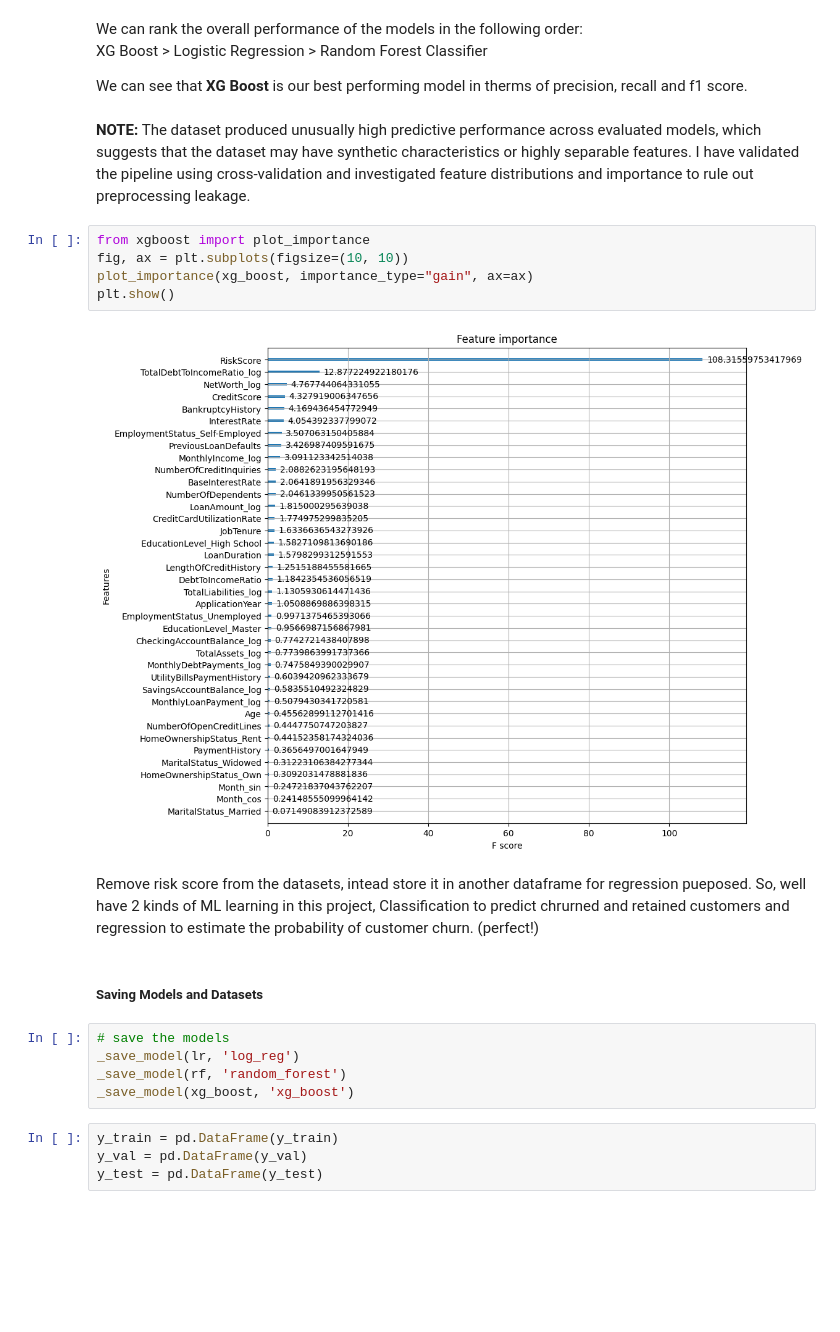
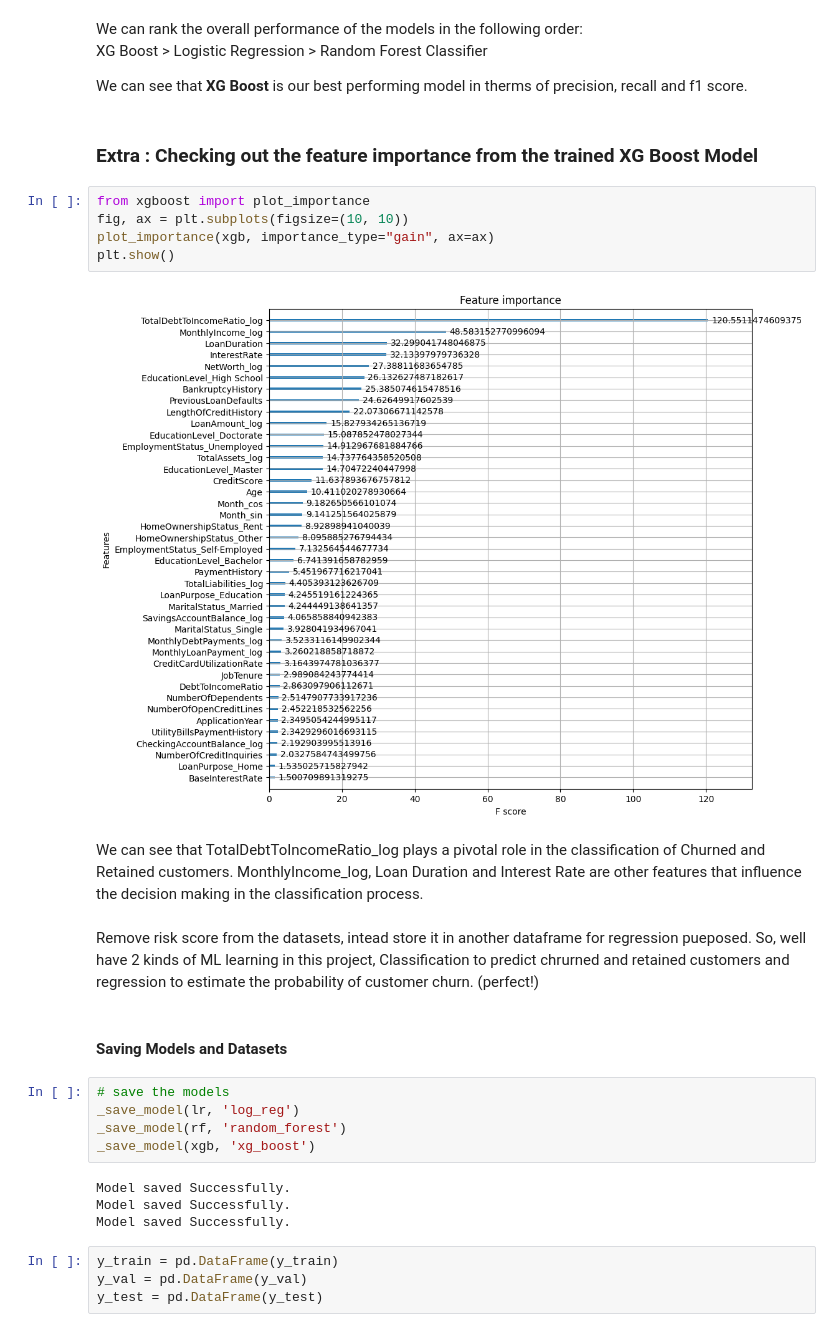
Before and after one commit to GauriR011/Financial-Risk-for-Loan-Approval, a Jupyter notebook: code copy.ipynb, the cells around one changed output. Drawn from its saved outputs; the diff is of its cells as text; blank space fills up the shorter version.

Commit message:
Saved the models. Inserted plots in ReadMe file.

```diff
--- a/code copy.ipynb
+++ b/code copy.ipynb
@@ -1533,24 +1506,30 @@ We can rank the overall performance of the models in the following order:
 XG Boost > Logistic Regression > Random Forest Classifier
 
 We can see that **XG Boost** is our best performing model in therms of precision, recall and f1 score.
-# %% [markdown]
-**NOTE:** The dataset produced unusually high predictive performance across evaluated models, which suggests that the dataset may have synthetic characteristics or highly separable features. I have validated the pipeline using cross-validation and investigated feature distributions and importance to rule out preprocessing leakage.
+# %% [markdown]
+### Extra : Checking out the feature importance from the trained XG Boost Model
 # %%
 from xgboost import plot_importance
 fig, ax = plt.subplots(figsize=(10, 10))
-plot_importance(xg_boost, importance_type="gain", ax=ax)
+plot_importance(xgb, importance_type="gain", ax=ax)
 plt.show()
 # %% [output]
-[figure, old version]
+[figure, new version]
+# %% [markdown]
+We can see that TotalDebtToIncomeRatio_log plays a pivotal role in the classification of Churned and Retained customers. MonthlyIncome_log, Loan Duration and Interest Rate are other features that influence the decision making in the classification process.
 # %% [markdown]
 Remove risk score from the datasets, intead store it in another dataframe for regression pueposed. So, well have 2 kinds of ML learning in this project, Classification to predict chrurned and retained customers and regression to estimate the probability of customer churn. (perfect!)
 # %% [markdown]
-##### Saving Models and Datasets
+#### Saving Models and Datasets
 # %%
 # save the models
 _save_model(lr, 'log_reg')
 _save_model(rf, 'random_forest')
-_save_model(xg_boost, 'xg_boost')
+_save_model(xgb, 'xg_boost')
+# %% [output]
+Model saved Successfully.
+Model saved Successfully.
+Model saved Successfully.
 # %%
 y_train = pd.DataFrame(y_train)
 y_val = pd.DataFrame(y_val)
```
Also changed, not shown: parts of 9 cells of this notebook, 6 other files.
